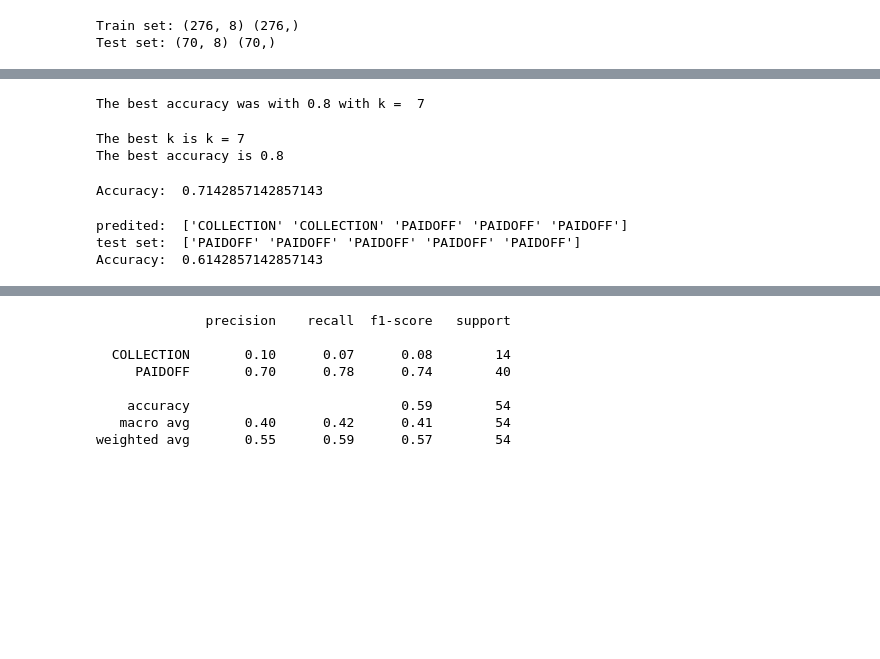
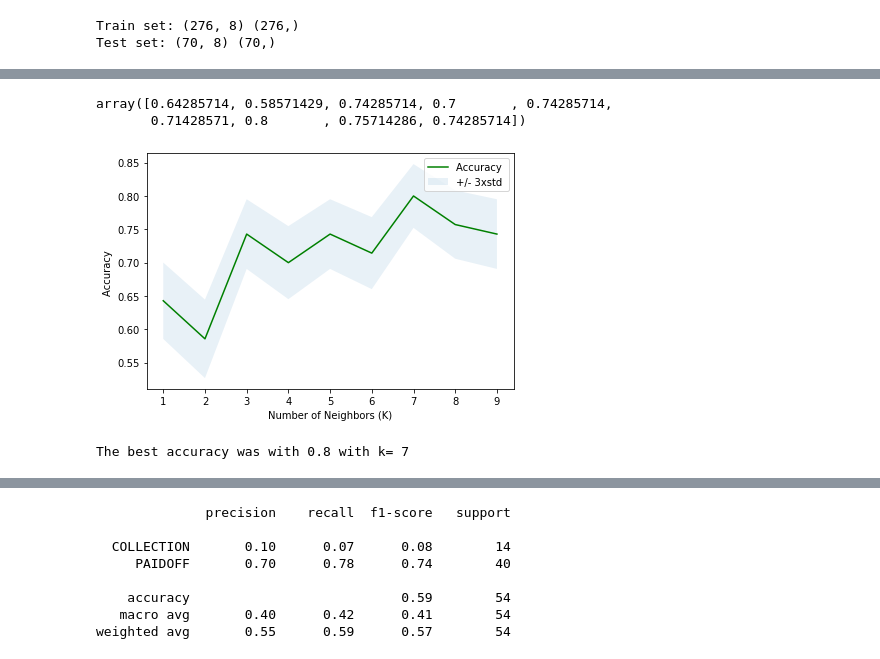
Before and after one commit to Saha-Sayantika/coursera-capstone-project, a Jupyter notebook: Capstone_Intro_Notebook.ipynb, the cells around one changed output, grey strips where cells are left out. Drawn from its saved outputs; the diff is of its cells as text; code cells hidden in the pictures; blank space fills up the shorter version.

```diff
--- a/Capstone_Intro_Notebook.ipynb
+++ b/Capstone_Intro_Notebook.ipynb
@@ -208,5 +195,7 @@ Test set: (70, 8) (70,)
 # %%
 ## K Nearest Neighbour
 # %%
-from sklearn.neighbors import KNeighborsClassifier
+from sklearn.model_selection import train_test_split
 from sklearn import metrics
+X_train, X_test, y_train, y_test = train_test_split( X, y, test_size=0.2, random_state=4)
+X_train
@@ -213,5 +216,7 @@ from sklearn import metrics
 # %%
-Ks = 20
+from sklearn.neighbors import KNeighborsClassifier
+
+Ks = 10
 mean_acc = np.zeros((Ks-1))
 std_acc = np.zeros((Ks-1))
 ConfustionMx = [];
@@ -225,22 +230,21 @@ for n in range(1,Ks):
 
     std_acc[n-1]=np.std(yhat==y_test)/np.sqrt(yhat.shape[0])
 
-print("The best accuracy was with", mean_acc.max(), "with k = ", mean_acc.argmax()+1)
+mean_acc #print accuracy array for eack k
 # %% [output]
-The best accuracy was with 0.8 with k =  7
+array([0.64285714, 0.58571429, 0.74285714, 0.7       , 0.74285714,
+       0.71428571, 0.8       , 0.75714286, 0.74285714])
-# %%
-# The best k is k=7
-print('The best k is k =', np.argmax(mean_acc) + 1)
-print('The best accuracy is', max(mean_acc))
-# %% [output]
-The best k is k = 7
-The best accuracy is 0.8
-# %%
-k = 7
-neigh7 = KNeighborsClassifier(n_neighbors = k).fit(X_train, y_train)
-knn_yhat = neigh7.predict(X_test)
-print("Accuracy: ", metrics.accuracy_score(y_test, yhat))
-# %% [output]
-Accuracy:  0.7142857142857143
+# %%
+plt.plot(range(1,Ks),mean_acc,'g')
+plt.fill_between(range(1,Ks),mean_acc - 1 * std_acc,mean_acc + 1 * std_acc, alpha=0.10)
+plt.legend(('Accuracy ', '+/- 3xstd'))
+plt.ylabel('Accuracy ')
+plt.xlabel('Number of Neighbors (K)')
+plt.tight_layout()
+plt.show()
+print( "The best accuracy was with", mean_acc.max(), "with k=", mean_acc.argmax()+1)
+# %% [output]
+[figure, added]
+The best accuracy was with 0.8 with k= 7
 # %%
 ## Decision Tree
@@ -251,11 +250,0 @@ from sklearn import metrics
-# %%
-modTree = DecisionTreeClassifier(criterion="entropy", max_depth = 4)
-modTree.fit(X_train, y_train)
-predTree = modTree.predict(X_test)
-print("predited: ", predTree[0:5])
-print("test set: ", y_test[0:5])
-print("Accuracy: ", metrics.accuracy_score(y_test, predTree))
-# %% [output]
-predited:  ['COLLECTION' 'COLLECTION' 'PAIDOFF' 'PAIDOFF' 'PAIDOFF']
-test set:  ['PAIDOFF' 'PAIDOFF' 'PAIDOFF' 'PAIDOFF' 'PAIDOFF']
-Accuracy:  0.6142857142857143
```
Also changed, not shown: parts of 22 cells of this notebook.
